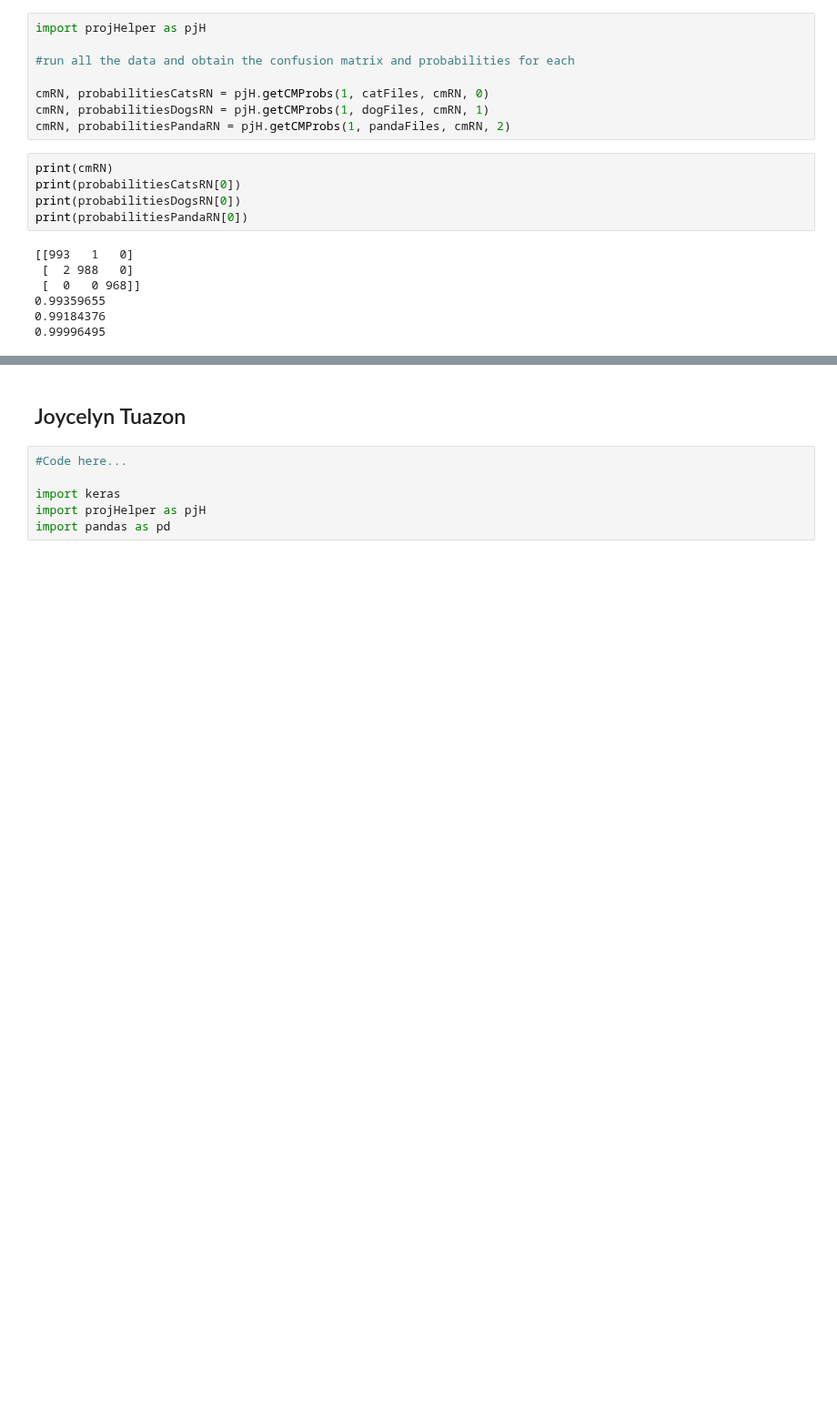
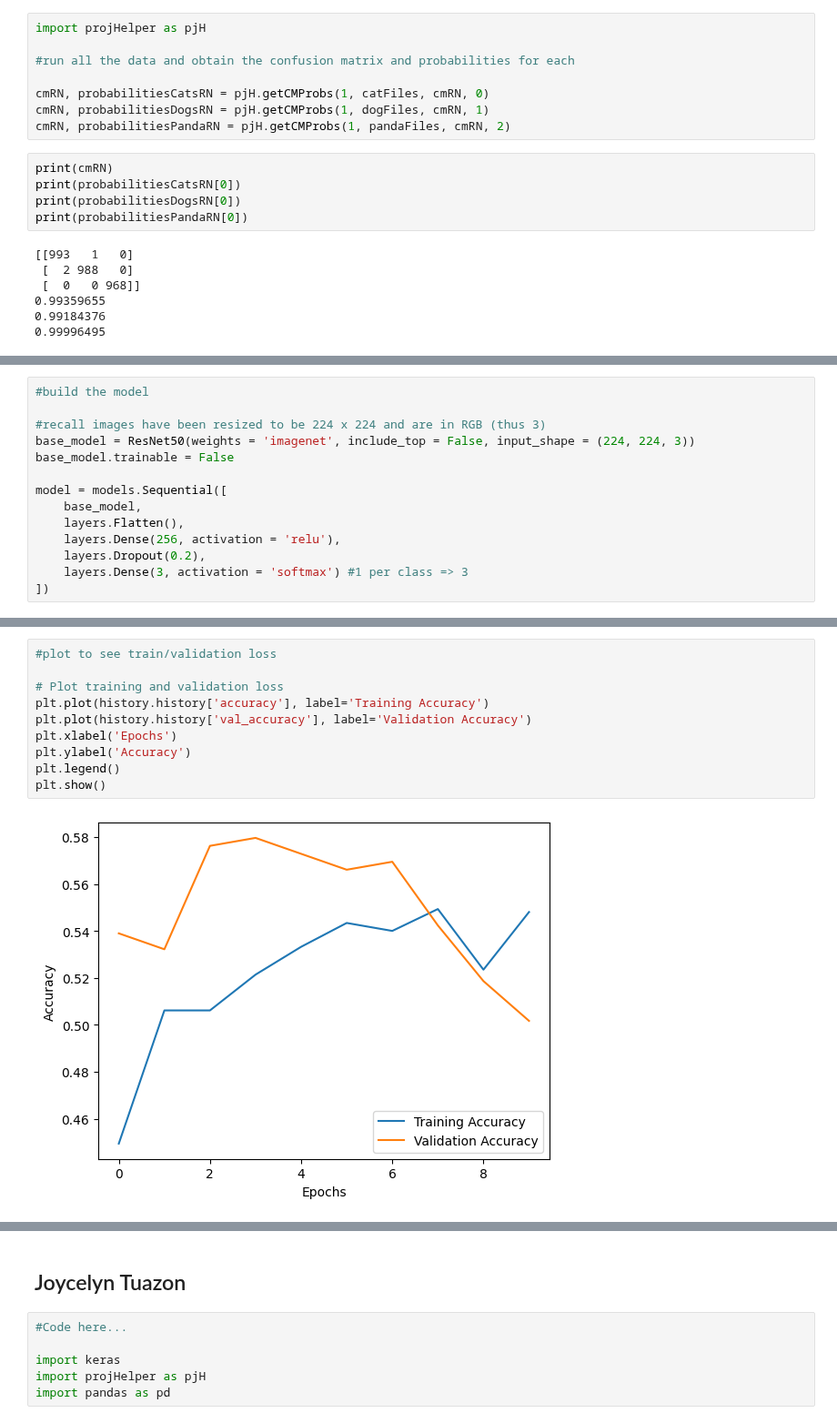
Before and after one commit to EZRA-DVLPR/MachineLearning-Comp542, a Jupyter notebook: group_proj/project.ipynb, the cells around one changed output, grey strips where cells are left out. Shown at 91% size. Drawn from its saved outputs; the diff is of its cells as text; blank space fills up the shorter version.

```diff
--- a/group_proj/project.ipynb
+++ b/group_proj/project.ipynb
@@ -418,0 +600,14 @@ print(probabilitiesPandaRN[0])
+# %%
+#build the model
+
+#recall images have been resized to be 224 x 224 and are in RGB (thus 3)
+base_model = ResNet50(weights = 'imagenet', include_top = False, input_shape = (224, 224, 3))
+base_model.trainable = False
+
+model = models.Sequential([
+    base_model,
+    layers.Flatten(),
+    layers.Dense(256, activation = 'relu'),
+    layers.Dropout(0.2),
+    layers.Dense(3, activation = 'softmax') #1 per class => 3
+])
@@ -418,0 +670,12 @@ print(probabilitiesPandaRN[0])
+# %%
+#plot to see train/validation loss
+
+# Plot training and validation loss
+plt.plot(history.history['accuracy'], label='Training Accuracy')
+plt.plot(history.history['val_accuracy'], label='Validation Accuracy')
+plt.xlabel('Epochs')
+plt.ylabel('Accuracy')
+plt.legend()
+plt.show()
+# %% [output]
+[figure, added]
```
Also changed, not shown: parts of 28 cells of this notebook.
